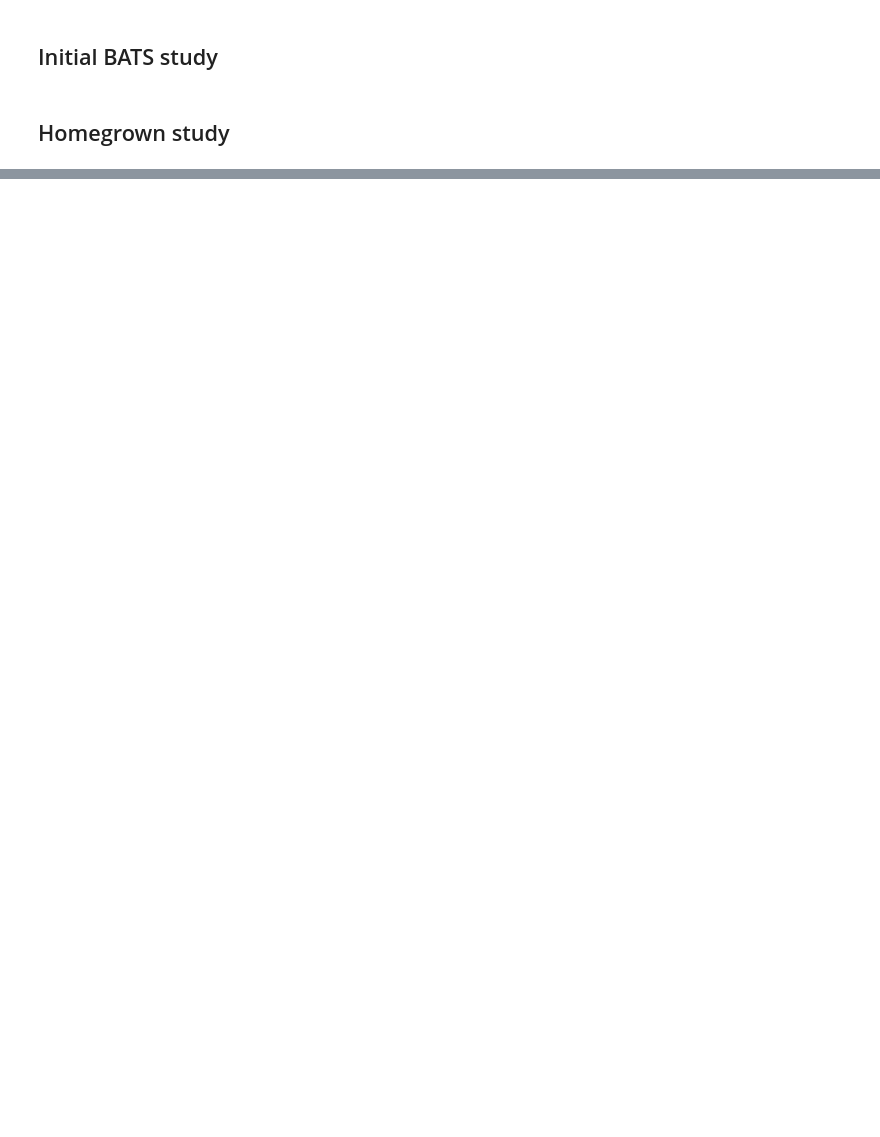
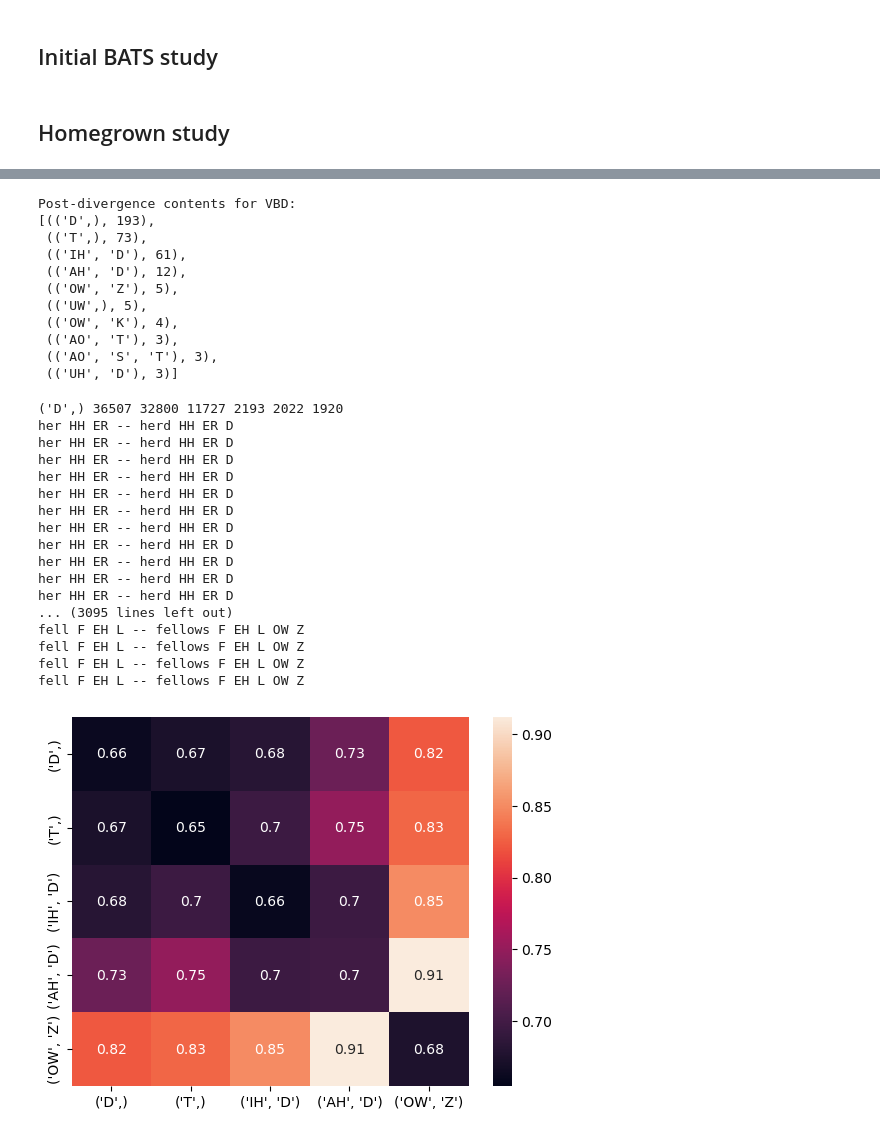
Before and after one commit to hans/ideal-word-representations, a Jupyter notebook: notebooks/geometry/analogy.ipynb, the cells around one changed output, grey strips where cells are left out. Saved outputs shown, nothing was run; the diff lists cells and outputs as text; code cells hidden in the pictures; blank space fills up the shorter version.

Commit message:
stage current highly exploratory analogy study

```diff
--- a/notebooks/geometry/analogy.ipynb
+++ b/notebooks/geometry/analogy.ipynb
@@ -235,0 +389,3 @@ torch.save(all_difference_vectors, Path(output_dir) / "broad_inflection_differen
+# %%
+broad_inflection_results = pd.read_csv(f"{output_dir}/broad_inflection_results.csv", index_col=[0, 1])
+broad_inflection_results
@@ -235,0 +667,35 @@ torch.save(all_difference_vectors, Path(output_dir) / "broad_inflection_differen
+# %%
+vbd_control_df = run_counterfactual_study("VBD", num_divergence_contents=5, ignore_tags=("VBD", "VBN"),
+                         # DEV
+                         # num_word_samples=2, num_instance_samples=2
+                         num_word_samples=100, num_instance_samples=50)
+# %% [output]
+Post-divergence contents for VBD:
+[(('D',), 193),
+ (('T',), 73),
+ (('IH', 'D'), 61),
+ (('AH', 'D'), 12),
+ (('OW', 'Z'), 5),
+ (('UW',), 5),
+ (('OW', 'K'), 4),
+ (('AO', 'T'), 3),
+ (('AO', 'S', 'T'), 3),
+ (('UH', 'D'), 3)]
+('D',) 36507 32800 11727 2193 2022 1920
+her HH ER -- herd HH ER D
+her HH ER -- herd HH ER D
+her HH ER -- herd HH ER D
+her HH ER -- herd HH ER D
+her HH ER -- herd HH ER D
+her HH ER -- herd HH ER D
+her HH ER -- herd HH ER D
+her HH ER -- herd HH ER D
+her HH ER -- herd HH ER D
+her HH ER -- herd HH ER D
+her HH ER -- herd HH ER D
+... (3095 lines left out)
+fell F EH L -- fellows F EH L OW Z
+fell F EH L -- fellows F EH L OW Z
+fell F EH L -- fellows F EH L OW Z
+fell F EH L -- fellows F EH L OW Z
+[figure, added]
```
Also changed, not shown: parts of 38 cells of this notebook.
